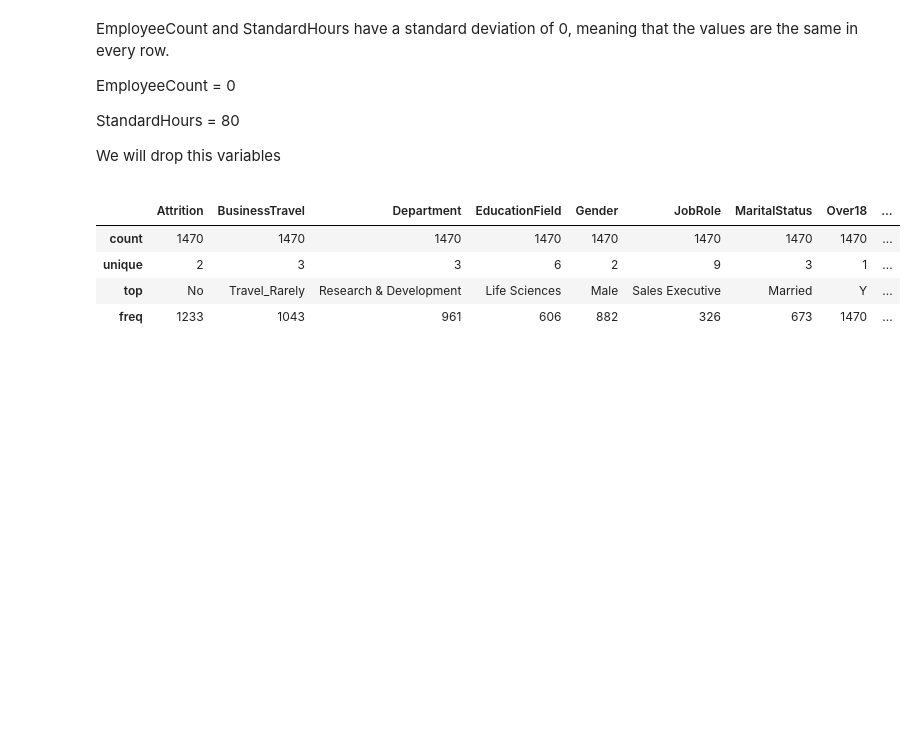
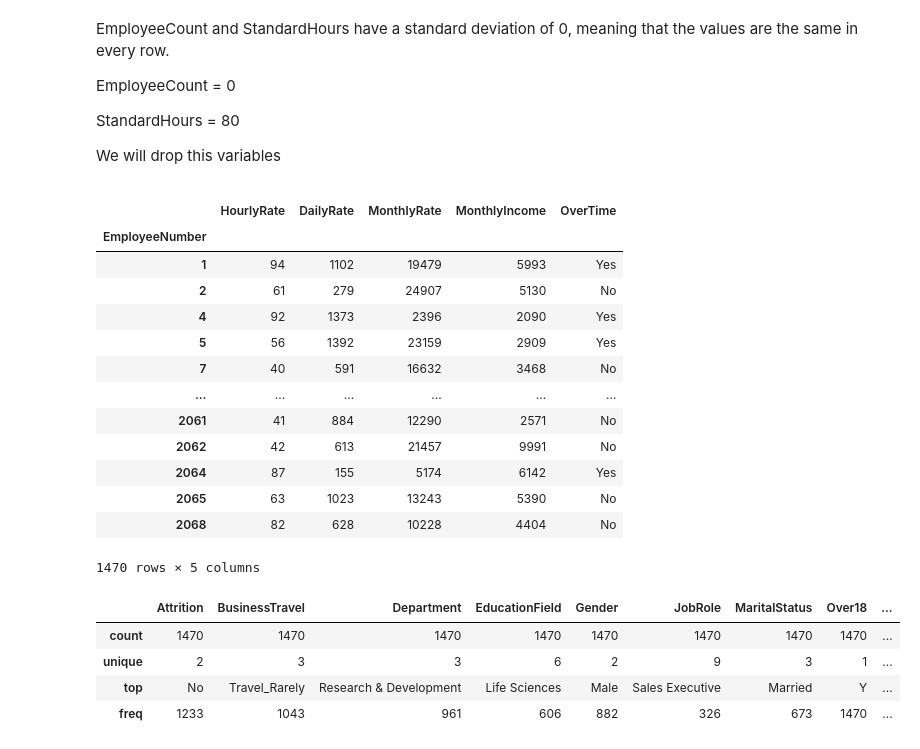
Before and after one commit to jmfsilvaj/HR-Analytics-Employee_Attrition, a Jupyter notebook: test_HR.ipynb, the cells around one changed output. Saved outputs shown, nothing was run; the diff lists cells and outputs as text; code cells hidden in the pictures; blank space fills up the shorter version.

```diff
--- a/test_HR.ipynb
+++ b/test_HR.ipynb
@@ -97,6 +97,24 @@ EmployeeCount and StandardHours have a standard deviation of 0, meaning that the
 # Reset max_rows and max_columns options to their default values
 pd.reset_option('display.max_rows')
 pd.reset_option('display.max_columns')
+# %%
+rate = df[['HourlyRate', 'DailyRate', 'MonthlyRate', 'MonthlyIncome', 'OverTime']]
+rate
+# %% [output]
+|  | HourlyRate | DailyRate | MonthlyRate | MonthlyIncome | OverTime |
+| EmployeeNumber |  |  |  |  |  |
+| 1 | 94 | 1102 | 19479 | 5993 | Yes |
+| 2 | 61 | 279 | 24907 | 5130 | No |
+| 4 | 92 | 1373 | 2396 | 2090 | Yes |
+| 5 | 56 | 1392 | 23159 | 2909 | Yes |
+| 7 | 40 | 591 | 16632 | 3468 | No |
+| ... | ... | ... | ... | ... | ... |
+| 2061 | 41 | 884 | 12290 | 2571 | No |
+| 2062 | 42 | 613 | 21457 | 9991 | No |
+| 2064 | 87 | 155 | 5174 | 6142 | Yes |
+| 2065 | 63 | 1023 | 13243 | 5390 | No |
+| 2068 | 82 | 628 | 10228 | 4404 | No |
+1470 rows × 5 columns
 # %%
 df.describe(include='object')
 # %% [output]
```
Also changed, not shown: 2 other files.
